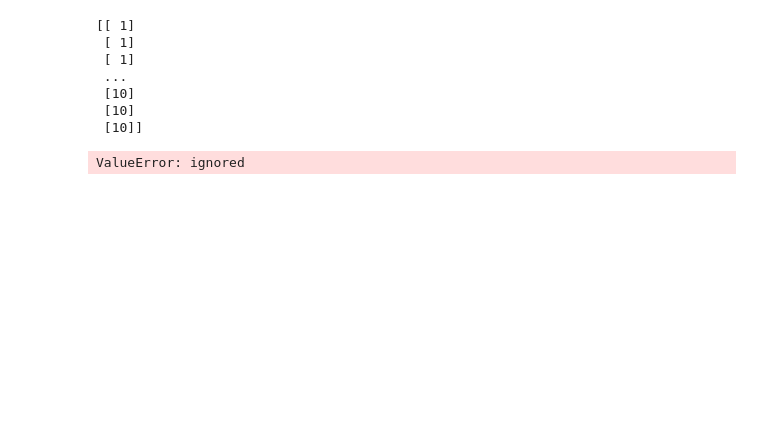
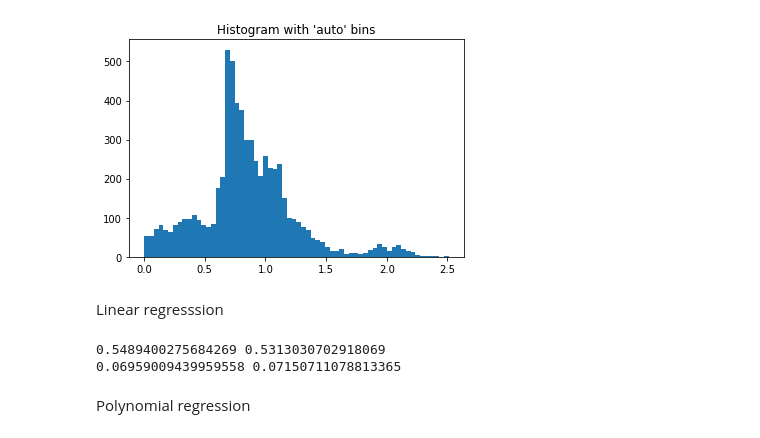
Before and after one commit to yasminghd/2022_ML_Earth_Env_Sci, a Jupyter notebook: Project.ipynb, the cells around one changed output. Saved outputs shown, nothing was run; the diff lists cells and outputs as text; code cells hidden in the pictures; blank space fills up the shorter version.

```diff
--- a/Project.ipynb
+++ b/Project.ipynb
@@ -496,18 +0,0 @@ resnet50_history = resnet50_model.fit_generator(train_generator,
-# %%
-xr = (np.argmax(y_train, axis=1)+1).reshape(-1, 1)
-print(xr)
-# %% [output]
-[[ 1]
- [ 1]
- [ 1]
- ...
- [10]
- [10]
- [10]]
-# %%
-from sklearn.linear_model import LogisticRegression
-
-log_reg = LogisticRegression()
-log_reg.fit(X_train, y_train)
-# %% [output]
-ValueError: ignored
@@ -513,0 +10,20 @@ ValueError: ignored
+# %%
+df = pd.read_excel (os.path.join('input.xls'))
+dataset = pd.DataFrame.to_numpy(df)
+
+X = dataset[:, :-1]
+y = dataset[:, -1]
+
+normX = preprocessing.normalize(X)
+# %%
+import matplotlib.pyplot as plt
+rng = np.random.RandomState()  # deterministic random data
+
+np.histogram(y)
+
+plt.hist(y, bins='auto')  # arguments are passed to np.histogram
+plt.title("Histogram with 'auto' bins")
+
+plt.show()
+# %% [output]
+[figure, added]
@@ -513,0 +34,15 @@ ValueError: ignored
+# %% [markdown]
+Linear regresssion
+# %%
+#import sklearn.linear_model
+
+model = sklearn.linear_model.LinearRegression()
+model.fit(X_train, y_train)
+
+print(r2_score(y_train, model.predict(X_train)), r2_score(y_test, model.predict(X_test)))
+print(mean_squared_error(y_train, model.predict(X_train)), mean_squared_error(y_test, model.predict(X_test)))
+# %% [output]
+0.5489400275684269 0.5313030702918069
+0.06959009439959558 0.07150711078813365
+# %% [markdown]
+Polynomial regression
```
Also changed, not shown: parts of 84 cells of this notebook.
